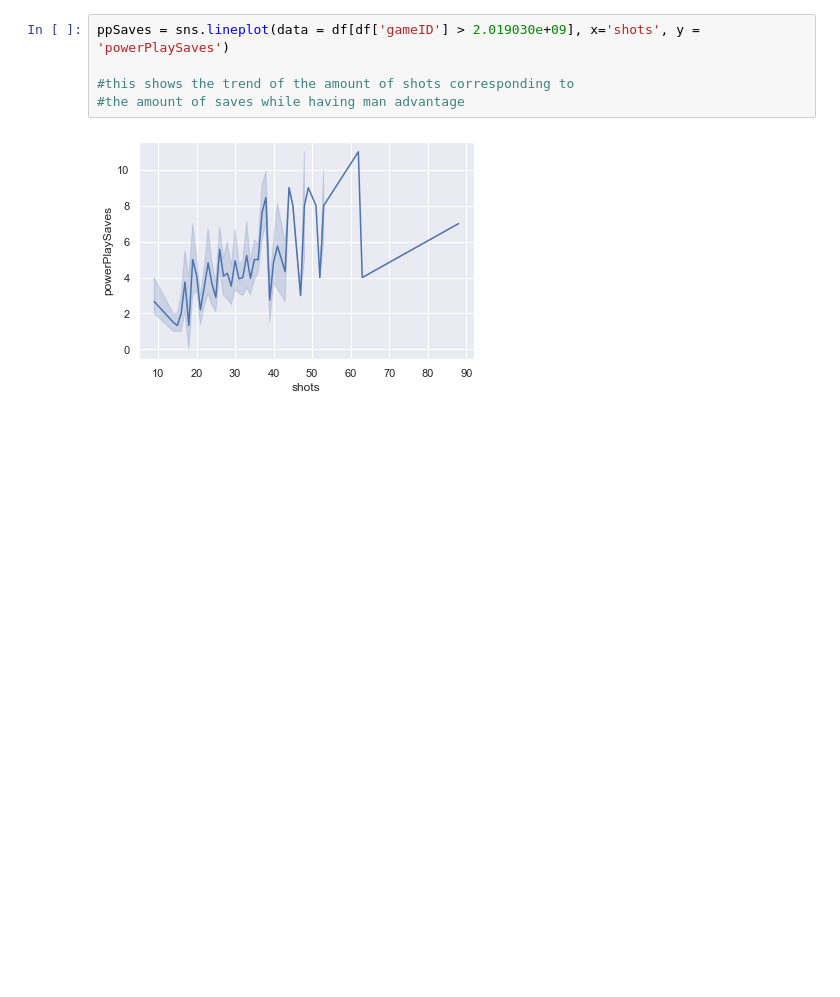
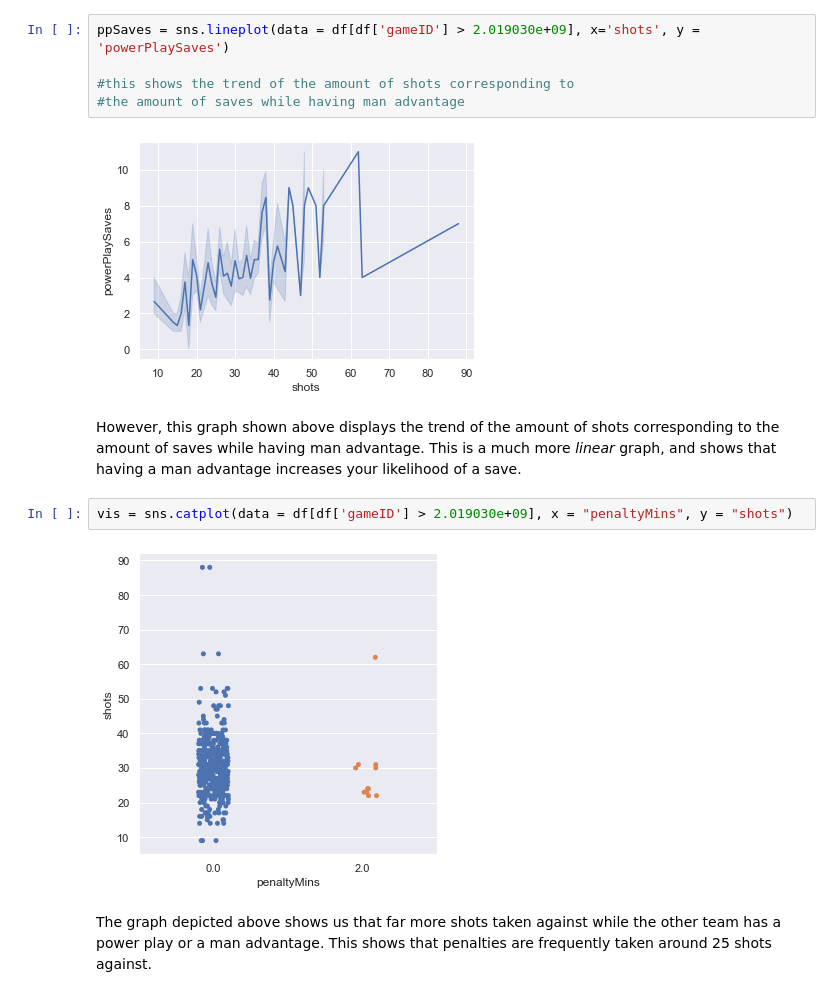
Before and after one commit to data301-2021-winter1/project-group56-project, a Jupyter notebook: notebooks/William notebook.ipynb, the cells around one changed output. Saved outputs shown, nothing was run; the diff lists cells and outputs as text; blank space fills up the shorter version.

Commit message:
finished task 4 for analysis of data

```diff
--- a/notebooks/William notebook.ipynb
+++ b/notebooks/William notebook.ipynb
@@ -266,6 +244,14 @@ ppSaves = sns.lineplot(data = df[df['gameID'] > 2.019030e+09], x='shots', y = 'p
 #the amount of saves while having man advantage
 # %% [output]
 [figure]
+# %% [markdown]
+However, this graph shown above displays the trend of the amount of shots corresponding to the amount of saves while having man advantage. This is a much more *linear* graph, and shows that having a man advantage increases your likelihood of a save.
+# %%
+vis = sns.catplot(data = df[df['gameID'] > 2.019030e+09], x = "penaltyMins", y = "shots")
+# %% [output]
+[figure, added]
+# %% [markdown]
+The graph depicted above shows us that far more shots taken against while the other team has a power play or a man advantage. This shows that penalties are frequently taken around 25 shots against.
 # %%
 vio = sns.violinplot(data=df[df['gameID'] > 2.019030e+09],
                      x="shortHandedSaves", y="powerPlayShotsAgainst",
```
Also changed, not shown: parts of 8 cells of this notebook, 1 other file.
